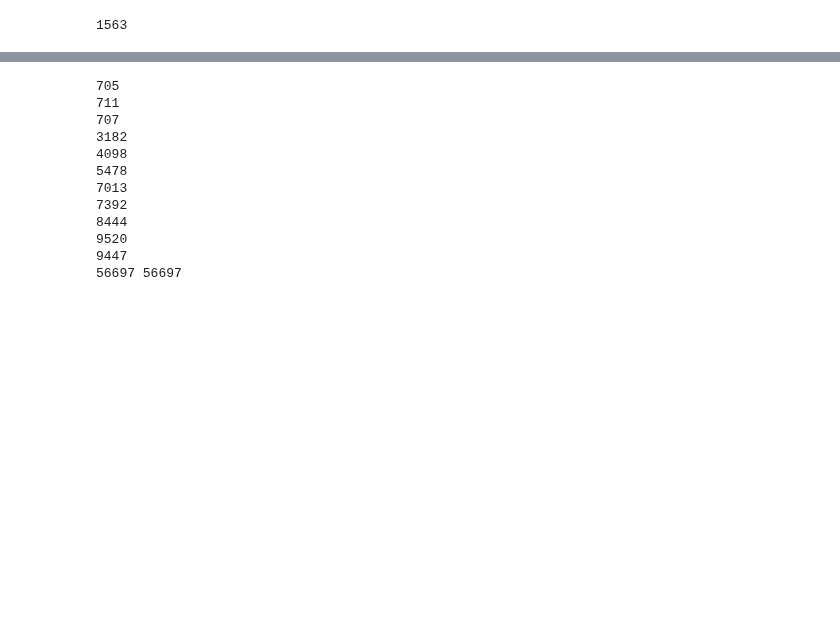
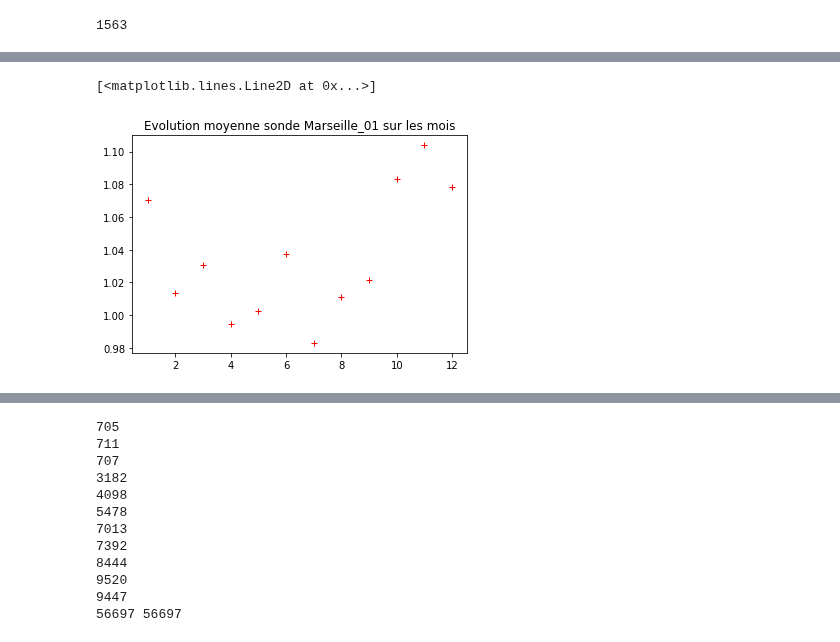
Before and after one commit to Coding-Foundation/FrHack-2022, a Jupyter notebook: clustering.ipynb, the cells around one changed output, grey strips where cells are left out. Drawn from its saved outputs; the diff is of its cells as text; code cells hidden in the pictures; blank space fills up the shorter version.

```diff
--- a/clustering.ipynb
+++ b/clustering.ipynb
@@ -166,0 +204,7 @@ AttributeError: 'Series' object has no attribute 'weekday'
+# %%
+plt.title(f"Evolution moyenne sonde {sonde} sur les mois")
+xrange=np.sort(measure_df["month"].unique()) # == range(1, 13)
+plt.plot(xrange, [measure_df[(measure_df["numero"]==sonde) & (measure_df["month"]==x)]["E_volt_par_metre"].mean() for x in xrange], "r+")
+# %% [output]
+[<matplotlib.lines.Line2D at 0x...>]
+[figure, added]
```
Also changed, not shown: parts of 19 cells of this notebook.
